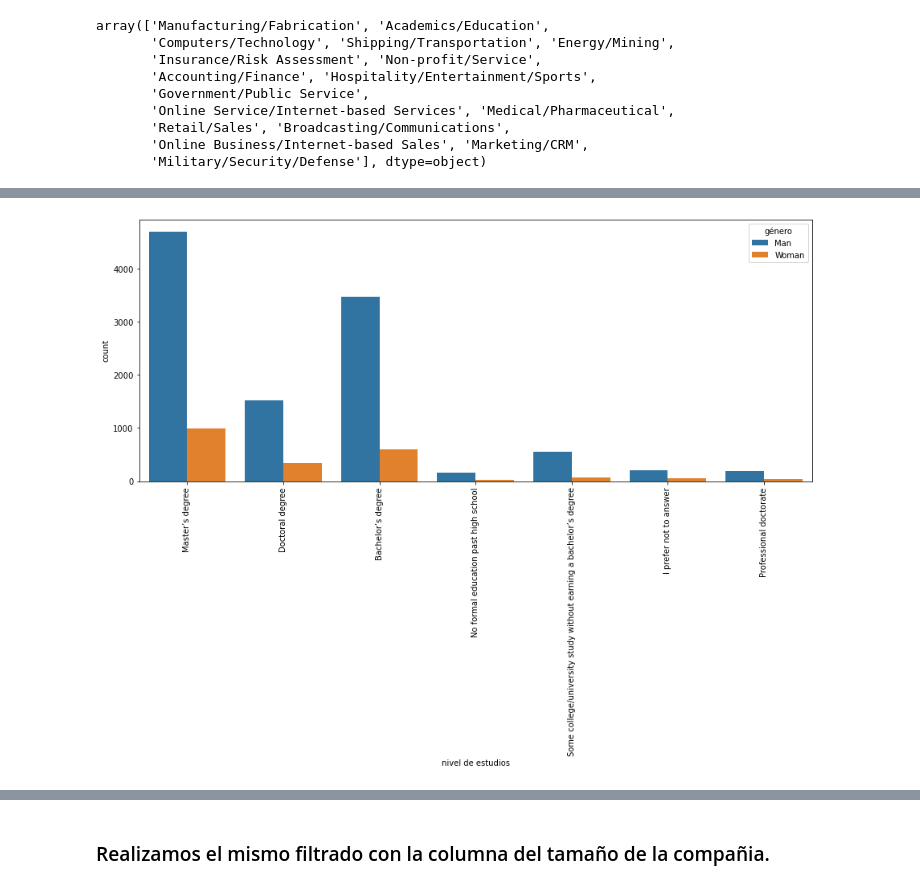
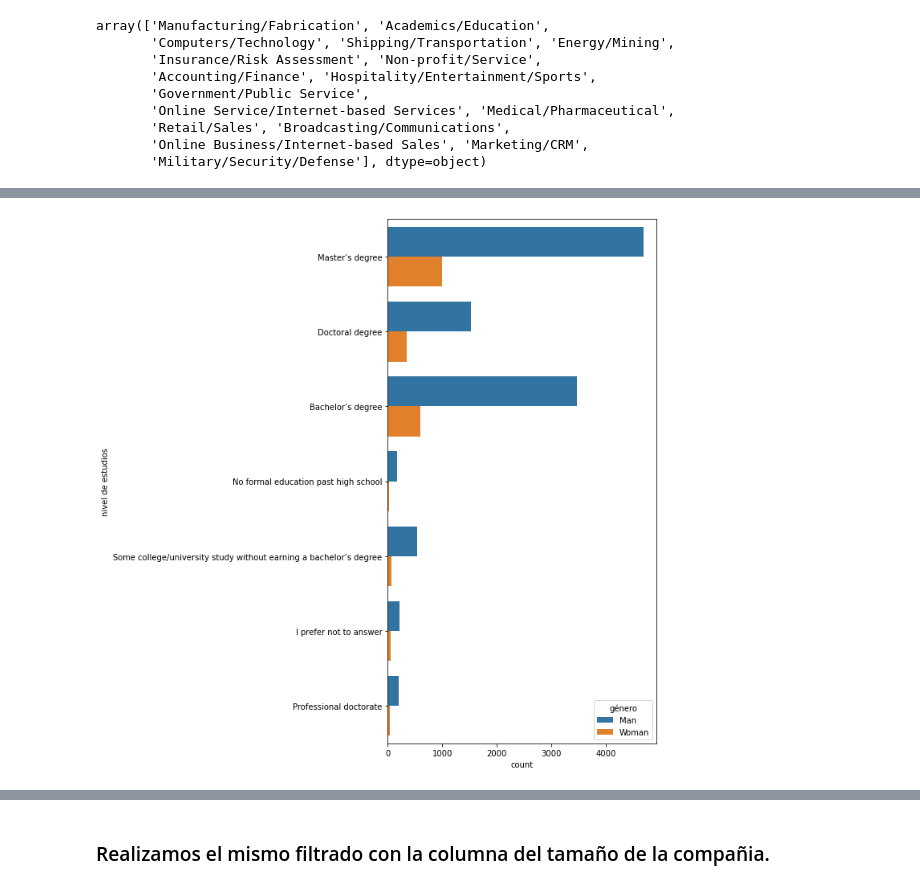
Before and after one commit to silviagordon/EDA-Visualizacion, a Jupyter notebook: dataframe_social.ipynb, the cells around one changed output, grey strips where cells are left out. Drawn from its saved outputs; the diff is of its cells as text; code cells hidden in the pictures.

```diff
--- a/dataframe_social.ipynb
+++ b/dataframe_social.ipynb
@@ -182,12 +180,12 @@ df_proyecto3.head()
 | 6 | Man | 30-34 | India | Bachelor’s degree | Data Scientist | Computers/Technology | 10,000 or more employees | ... |
 | 12 | Man | 45-49 | Nigeria | Master’s degree | Program/Project Manager | Shipping/Transportation | 1000-9,999 employees | ... |
 # %%
-plt.figure(figsize=(15,6))
+plt.figure(figsize=(6,12))
 
-fig = sns.countplot(x =  df_proyecto3["nivel de estudios"],  data = df_proyecto3, hue = df_proyecto3["género"])
+fig = sns.countplot(y =  df_proyecto3["nivel de estudios"],  data = df_proyecto3, hue = df_proyecto3["género"])
 
-plt.xticks(rotation = 90)
+
 plt.show()
 # %% [output]
-[figure, old version]
+[figure, new version]
 # %%
```
Also changed, not shown: parts of 3 cells of this notebook, 1 other file.
